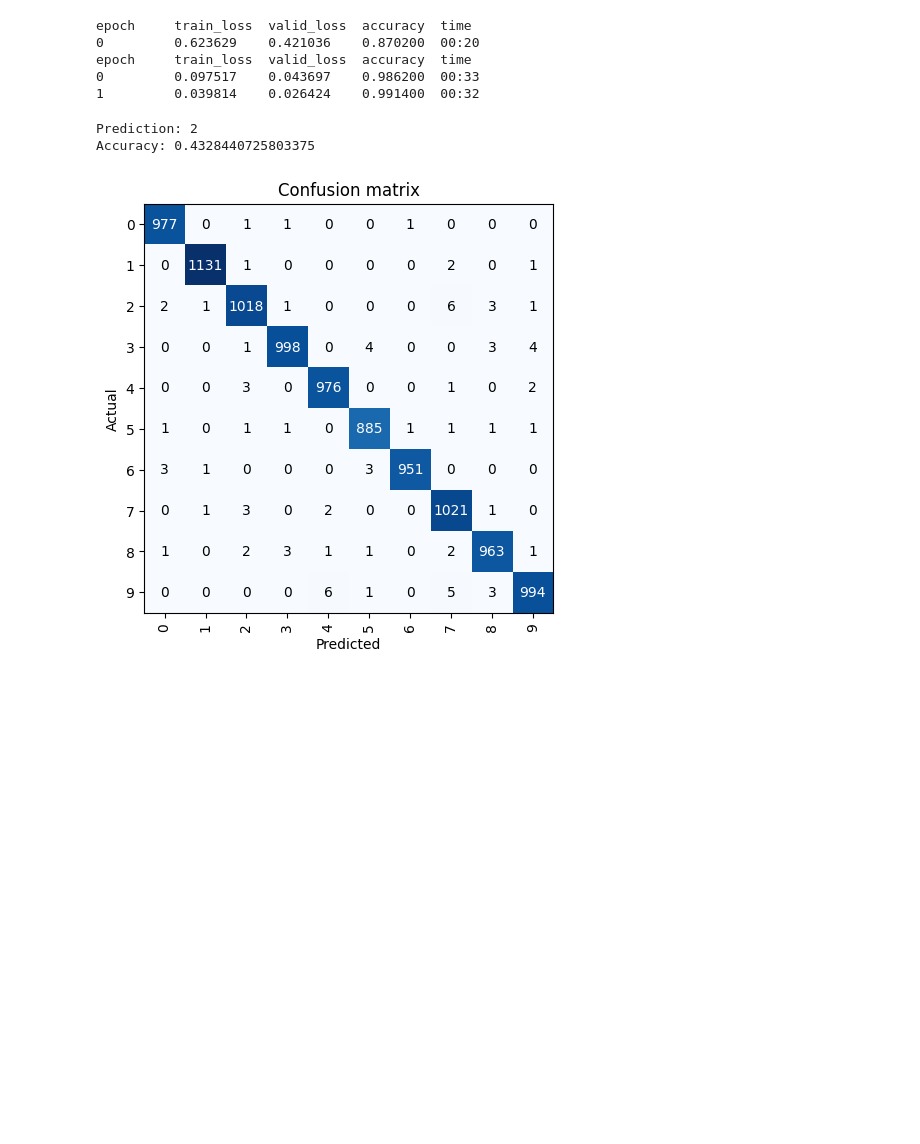
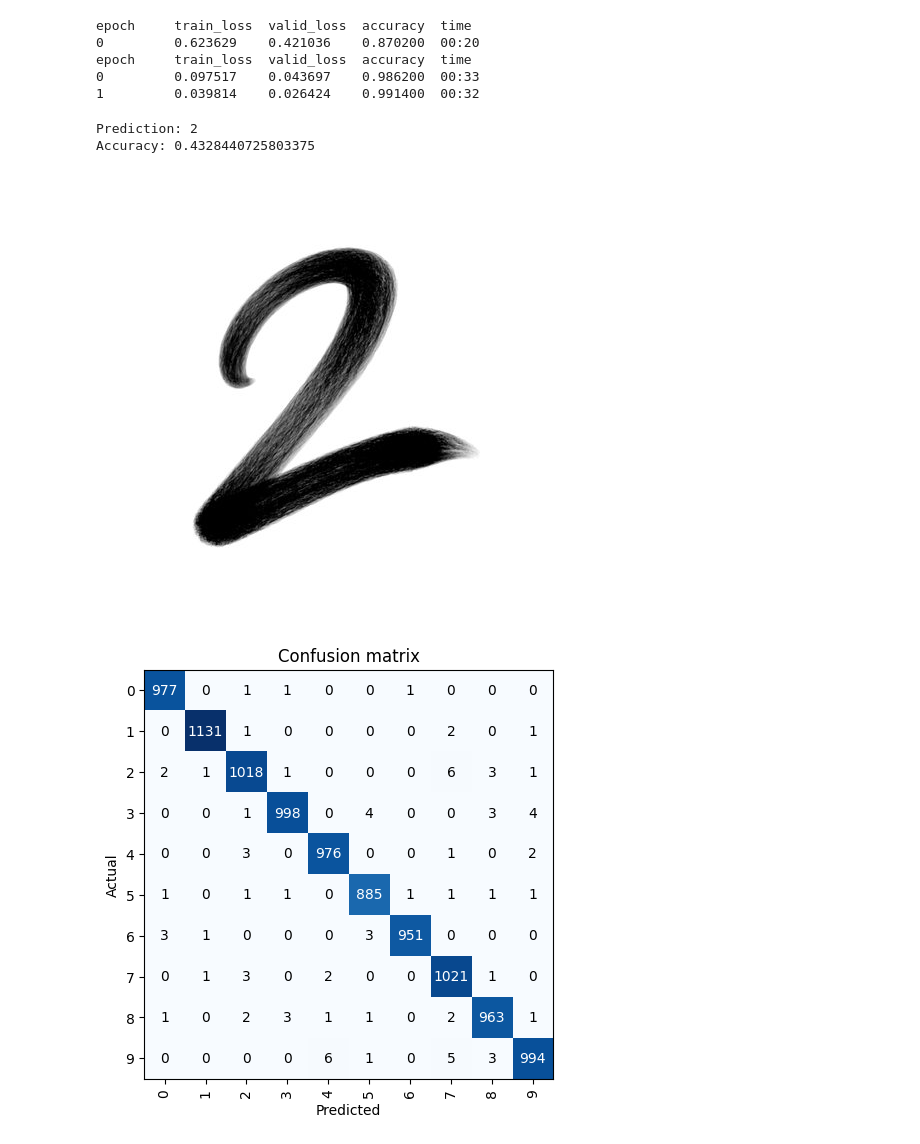
Before and after one commit to usmonaliyev99/ml-tutorials, a Jupyter notebook: 11.deep-learning/number-classification.ipynb, the cells around one changed output. Cells and saved outputs as stored; diff of their text form; code cells hidden in the pictures; blank space fills up the shorter version.

```diff
--- a/11.deep-learning/number-classification.ipynb
+++ b/11.deep-learning/number-classification.ipynb
@@ -34,15 +34,17 @@ epoch     train_loss  valid_loss  accuracy  time
 # %%
 from fastai.vision.all import PILImage
 
 img = PILImage.create('/home/t1nnur/Pictures/2.jpg')
 
 prediction, pred_id, accuracy = learner.predict(img)
 
 print(f"Prediction: {prediction}")
 print(f"Accuracy: {accuracy[pred_id]}")
+img
 # %% [output]
 Prediction: 2
 Accuracy: 0.4328440725803375
+[figure, added]
 # %%
 from fastai.vision.all import ClassificationInterpretation
 
```
Also changed, not shown: parts of 3 cells of this notebook.
